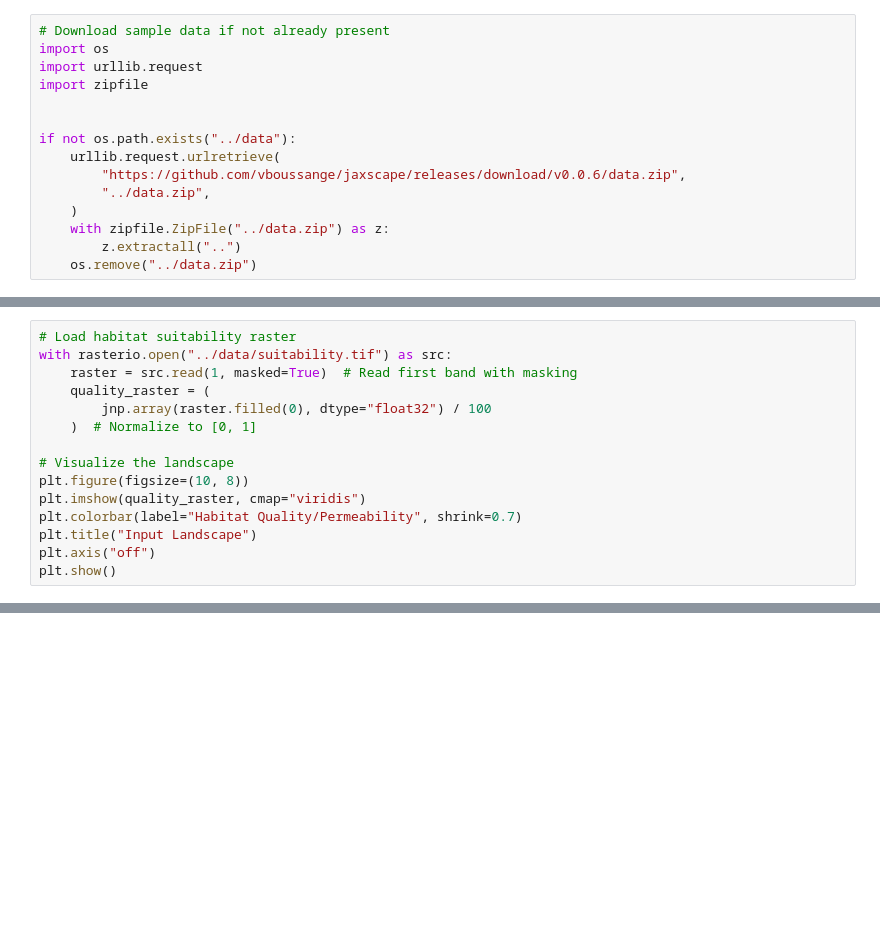
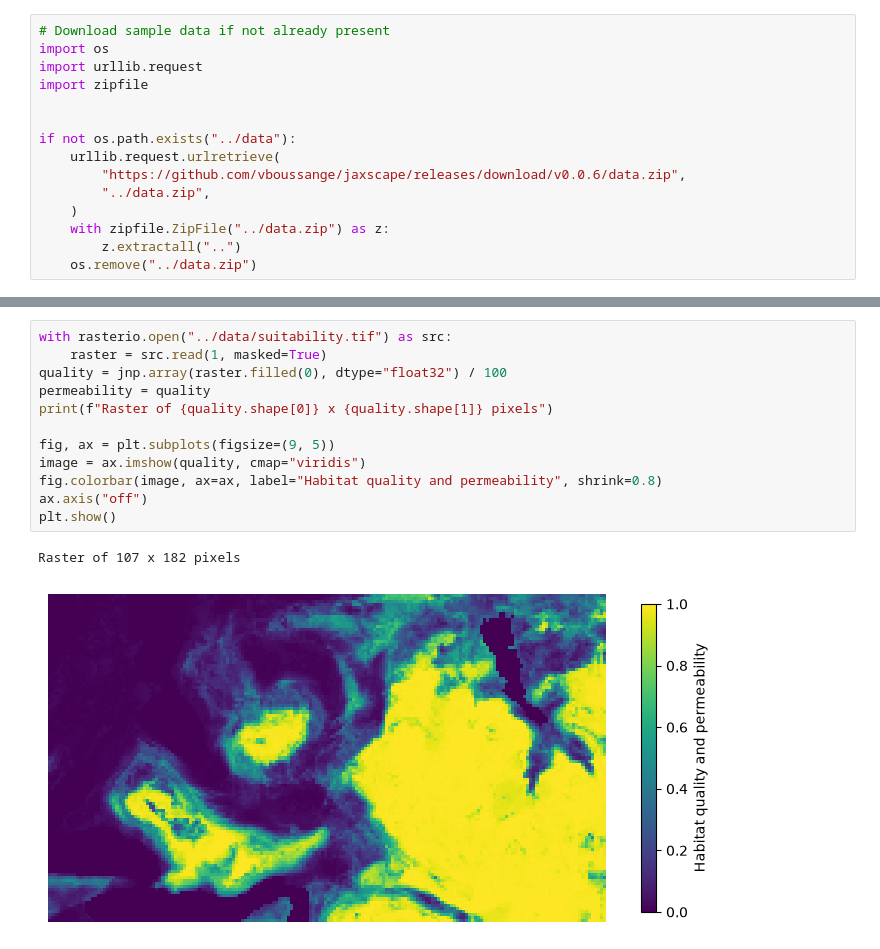
Before and after one commit to vboussange/jaxscape, a Jupyter notebook: docs/examples/connectivity_analysis/connectivity_analysis.ipynb, the cells around one changed output, grey strips where cells are left out. Drawn from its saved outputs; the diff is of its cells as text; blank space fills up the shorter version.

```diff
--- a/docs/examples/connectivity_analysis/connectivity_analysis.ipynb
+++ b/docs/examples/connectivity_analysis/connectivity_analysis.ipynb
@@ -38,15 +24,0 @@ The raster values are normalized to [0, 1] range, with 0 representing unsuitable
-# %%
-# Load habitat suitability raster
-with rasterio.open("../data/suitability.tif") as src:
-    raster = src.read(1, masked=True)  # Read first band with masking
-    quality_raster = (
-        jnp.array(raster.filled(0), dtype="float32") / 100
-    )  # Normalize to [0, 1]
-
-# Visualize the landscape
-plt.figure(figsize=(10, 8))
-plt.imshow(quality_raster, cmap="viridis")
-plt.colorbar(label="Habitat Quality/Permeability", shrink=0.7)
-plt.title("Input Landscape")
-plt.axis("off")
-plt.show()
@@ -279,0 +36,15 @@ JAXScape's automatic differentiation through JAX enables efficient computation o
+# %%
+with rasterio.open("../data/suitability.tif") as src:
+    raster = src.read(1, masked=True)
+quality = jnp.array(raster.filled(0), dtype="float32") / 100
+permeability = quality
+print(f"Raster of {quality.shape[0]} x {quality.shape[1]} pixels")
+
+fig, ax = plt.subplots(figsize=(9, 5))
+image = ax.imshow(quality, cmap="viridis")
+fig.colorbar(image, ax=ax, label="Habitat quality and permeability", shrink=0.8)
+ax.axis("off")
+plt.show()
+# %% [output]
+Raster of 107 x 182 pixels
+[figure, added]
```
Also changed, not shown: parts of 36 cells of this notebook.
